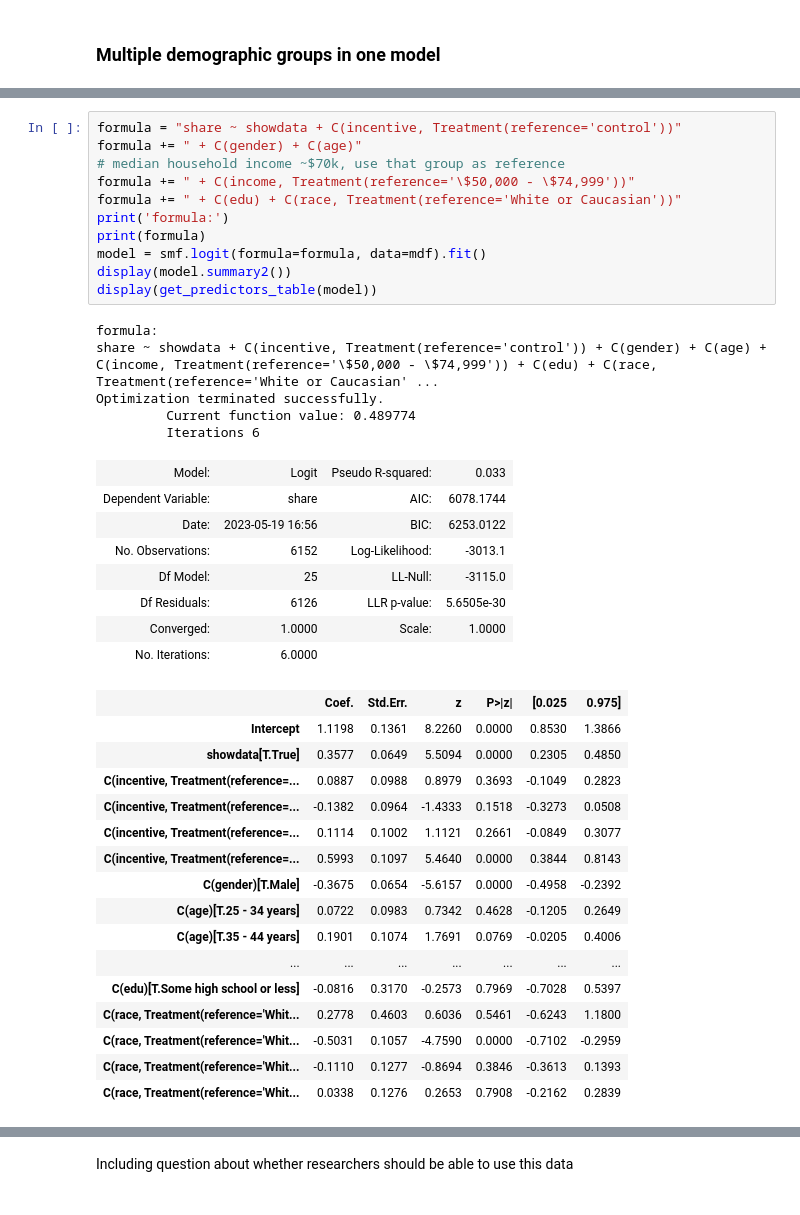
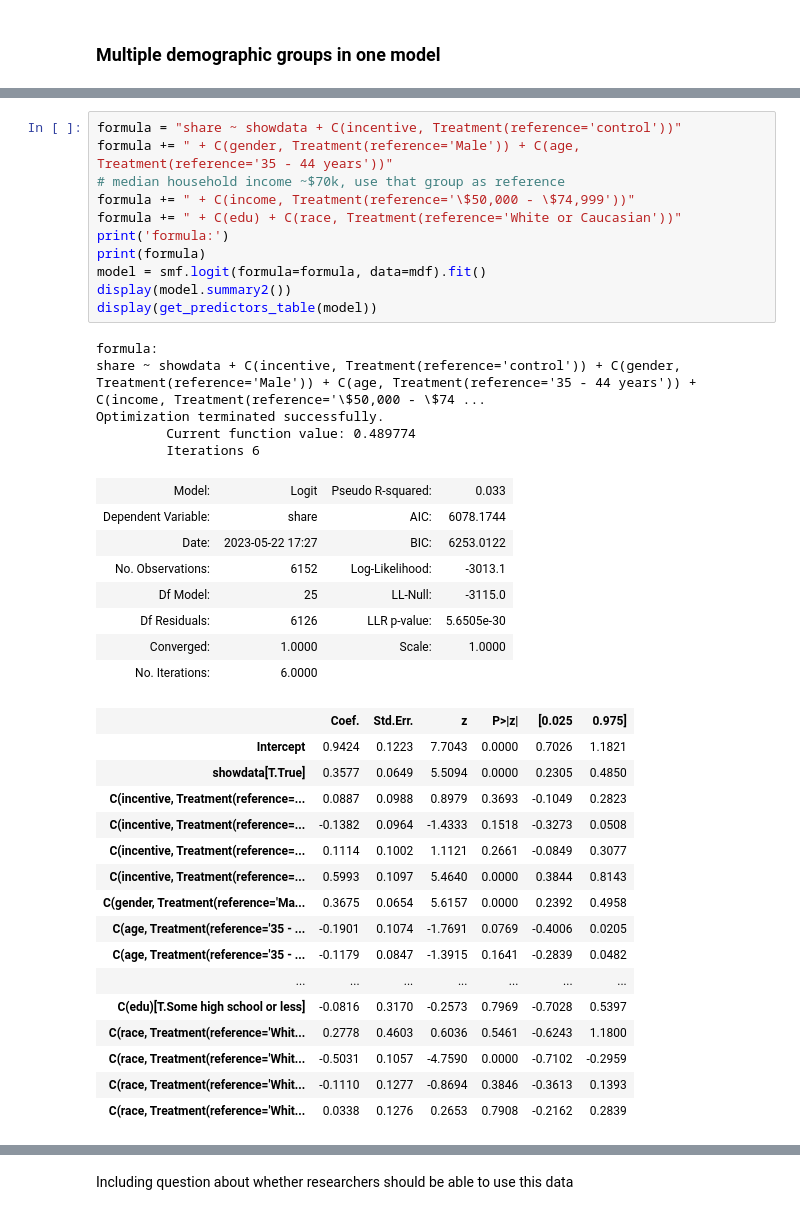
Before and after one commit to aberke/amazon-study, a Jupyter notebook: data-analysis/survey-data.ipynb, the cells around one changed output, grey strips where cells are left out. Saved outputs shown, nothing was run; the diff lists cells and outputs as text.

```diff
--- a/data-analysis/survey-data.ipynb
+++ b/data-analysis/survey-data.ipynb
@@ -678,39 +635,39 @@ mdf.head(3)
 | 2 | 45 - 54 years | No | White or Caucasian | High school diploma or GED | \$100,000 - \$149,999 | Male | heterosexual (straight) | ... |
 # %%
 formula = "share ~ showdata + C(incentive, Treatment(reference='control'))"
-formula += " + C(gender) + C(age)"
+formula += " + C(gender, Treatment(reference='Male')) + C(age, Treatment(reference='35 - 44 years'))"
 # median household income ~$70k, use that group as reference
 formula += " + C(income, Treatment(reference='\$50,000 - \$74,999'))"
 formula += " + C(edu) + C(race, Treatment(reference='White or Caucasian'))"
 print('formula:')
 print(formula)
 model = smf.logit(formula=formula, data=mdf).fit()
 display(model.summary2())
 display(get_predictors_table(model))
 # %% [output]
 formula:
-share ~ showdata + C(incentive, Treatment(reference='control')) + C(gender) + C(age) + C(income, Treatment(reference='\$50,000 - \$74,999')) + C(edu) + C(race, Treatment(reference='White or Caucasian' ...
+share ~ showdata + C(incentive, Treatment(reference='control')) + C(gender, Treatment(reference='Male')) + C(age, Treatment(reference='35 - 44 years')) + C(income, Treatment(reference='\$50,000 - \$74 ...
 Optimization terminated successfully.
          Current function value: 0.489774
          Iterations 6
 | Model: | Logit | Pseudo R-squared: | 0.033 |
 | Dependent Variable: | share | AIC: | 6078.1744 |
-| Date: | 2023-05-19 16:56 | BIC: | 6253.0122 |
+| Date: | 2023-05-22 17:27 | BIC: | 6253.0122 |
 | No. Observations: | 6152 | Log-Likelihood: | -3013.1 |
 | Df Model: | 25 | LL-Null: | -3115.0 |
 | Df Residuals: | 6126 | LLR p-value: | 5.6505e-30 |
 | Converged: | 1.0000 | Scale: | 1.0000 |
 | No. Iterations: | 6.0000 |  |  |
 |  | Coef. | Std.Err. | z | P>|z| | [0.025 | 0.975] |
-| Intercept | 1.1198 | 0.1361 | 8.2260 | 0.0000 | 0.8530 | 1.3866 |
+| Intercept | 0.9424 | 0.1223 | 7.7043 | 0.0000 | 0.7026 | 1.1821 |
 | showdata[T.True] | 0.3577 | 0.0649 | 5.5094 | 0.0000 | 0.2305 | 0.4850 |
 | C(incentive, Treatment(reference=... | 0.0887 | 0.0988 | 0.8979 | 0.3693 | -0.1049 | 0.2823 |
 | C(incentive, Treatment(reference=... | -0.1382 | 0.0964 | -1.4333 | 0.1518 | -0.3273 | 0.0508 |
 | C(incentive, Treatment(reference=... | 0.1114 | 0.1002 | 1.1121 | 0.2661 | -0.0849 | 0.3077 |
 | C(incentive, Treatment(reference=... | 0.5993 | 0.1097 | 5.4640 | 0.0000 | 0.3844 | 0.8143 |
-| C(gender)[T.Male] | -0.3675 | 0.0654 | -5.6157 | 0.0000 | -0.4958 | -0.2392 |
-| C(age)[T.25 - 34 years] | 0.0722 | 0.0983 | 0.7342 | 0.4628 | -0.1205 | 0.2649 |
-| C(age)[T.35 - 44 years] | 0.1901 | 0.1074 | 1.7691 | 0.0769 | -0.0205 | 0.4006 |
+| C(gender, Treatment(reference='Ma... | 0.3675 | 0.0654 | 5.6157 | 0.0000 | 0.2392 | 0.4958 |
+| C(age, Treatment(reference='35 - ... | -0.1901 | 0.1074 | -1.7691 | 0.0769 | -0.4006 | 0.0205 |
+| C(age, Treatment(reference='35 - ... | -0.1179 | 0.0847 | -1.3915 | 0.1641 | -0.2839 | 0.0482 |
 | ... | ... | ... | ... | ... | ... | ... |
 | C(edu)[T.Some high school or less] | -0.0816 | 0.3170 | -0.2573 | 0.7969 | -0.7028 | 0.5397 |
 | C(race, Treatment(reference='Whit... | 0.2778 | 0.4603 | 0.6036 | 0.5461 | -0.6243 | 1.1800 |
```
Also changed, not shown: parts of 32 cells of this notebook.
